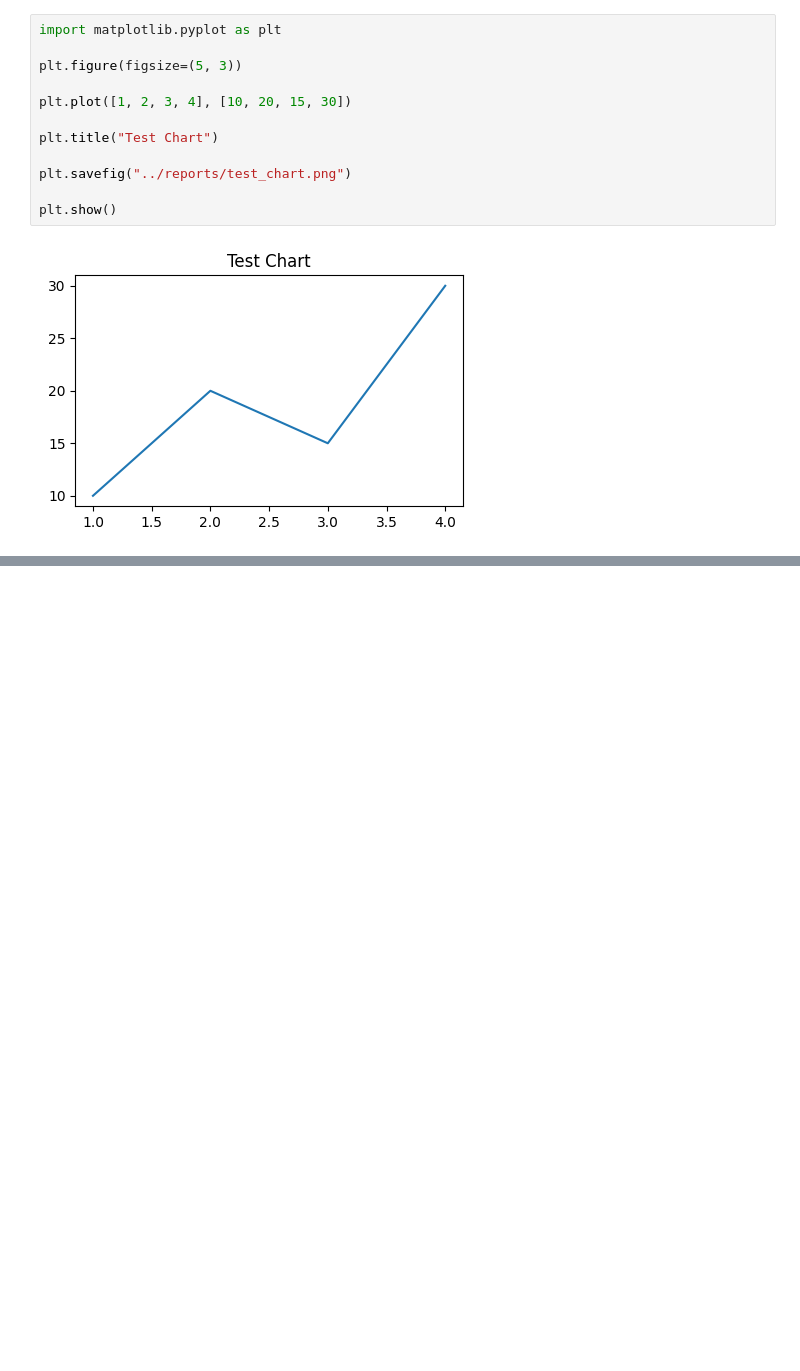
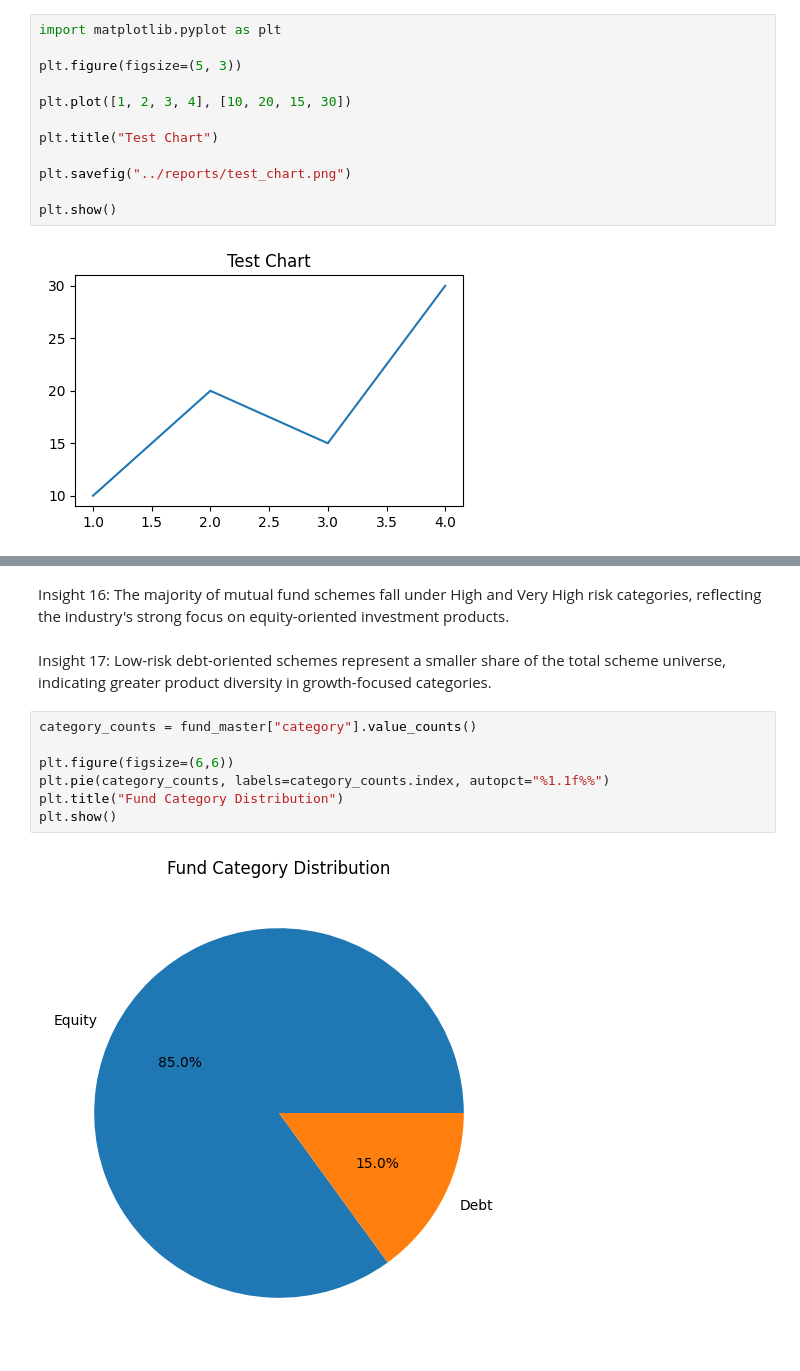
Before and after one commit to Moheeb999/bluestock_mf_capstone, a Jupyter notebook: notebooks/03_eda_analysis.ipynb, the cells around one changed output, grey strips where cells are left out. Saved outputs shown, nothing was run; the diff lists cells and outputs as text; blank space fills up the shorter version.

```diff
--- a/notebooks/03_eda_analysis.ipynb
+++ b/notebooks/03_eda_analysis.ipynb
@@ -734,0 +769,15 @@ plt.show()
+# %% [markdown]
+Insight 16:
+The majority of mutual fund schemes fall under High and Very High risk categories, reflecting the industry's strong focus on equity-oriented investment products.
+# %% [markdown]
+Insight 17:
+Low-risk debt-oriented schemes represent a smaller share of the total scheme universe, indicating greater product diversity in growth-focused categories.
+# %%
+category_counts = fund_master["category"].value_counts()
+
+plt.figure(figsize=(6,6))
+plt.pie(category_counts, labels=category_counts.index, autopct="%1.1f%%")
+plt.title("Fund Category Distribution")
+plt.show()
+# %% [output]
+[figure, added]
```
Also changed, not shown: parts of 36 cells of this notebook, 21 other files.
